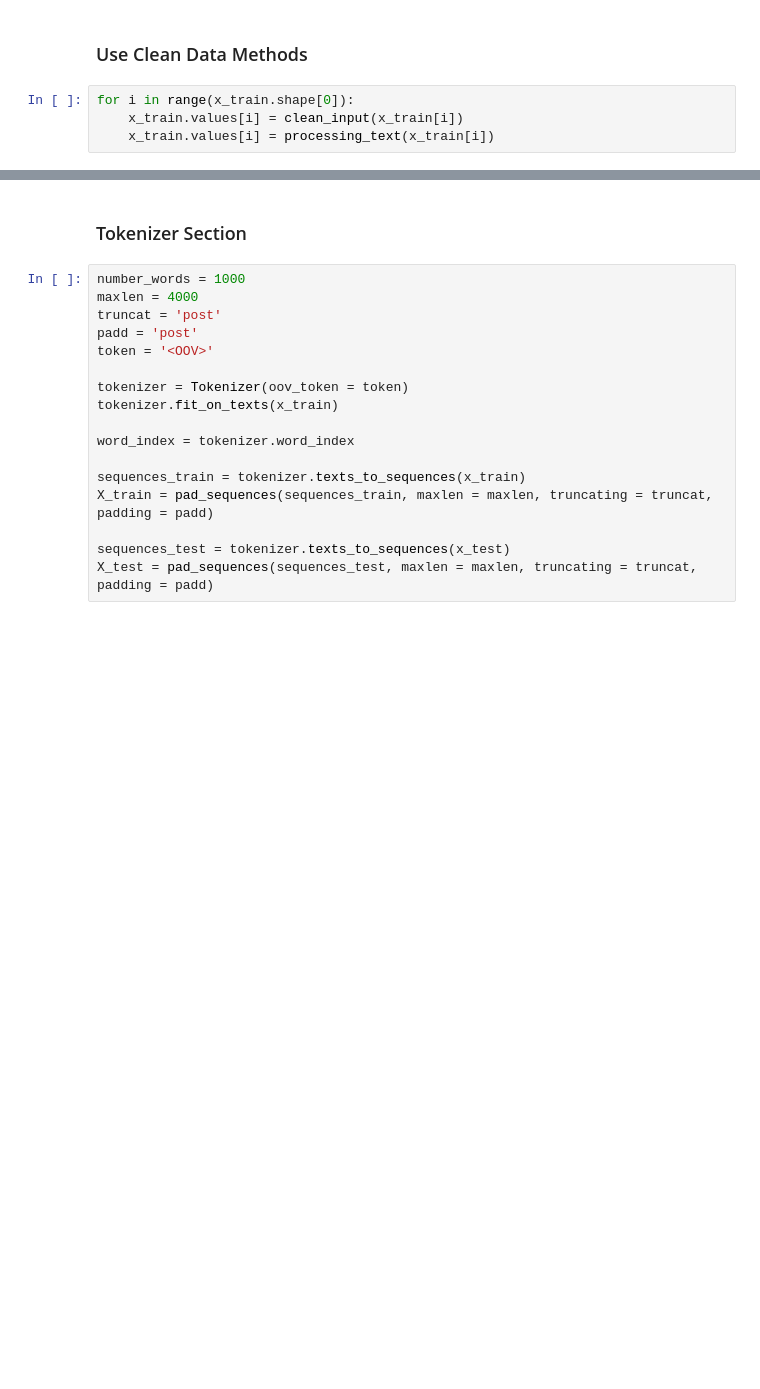
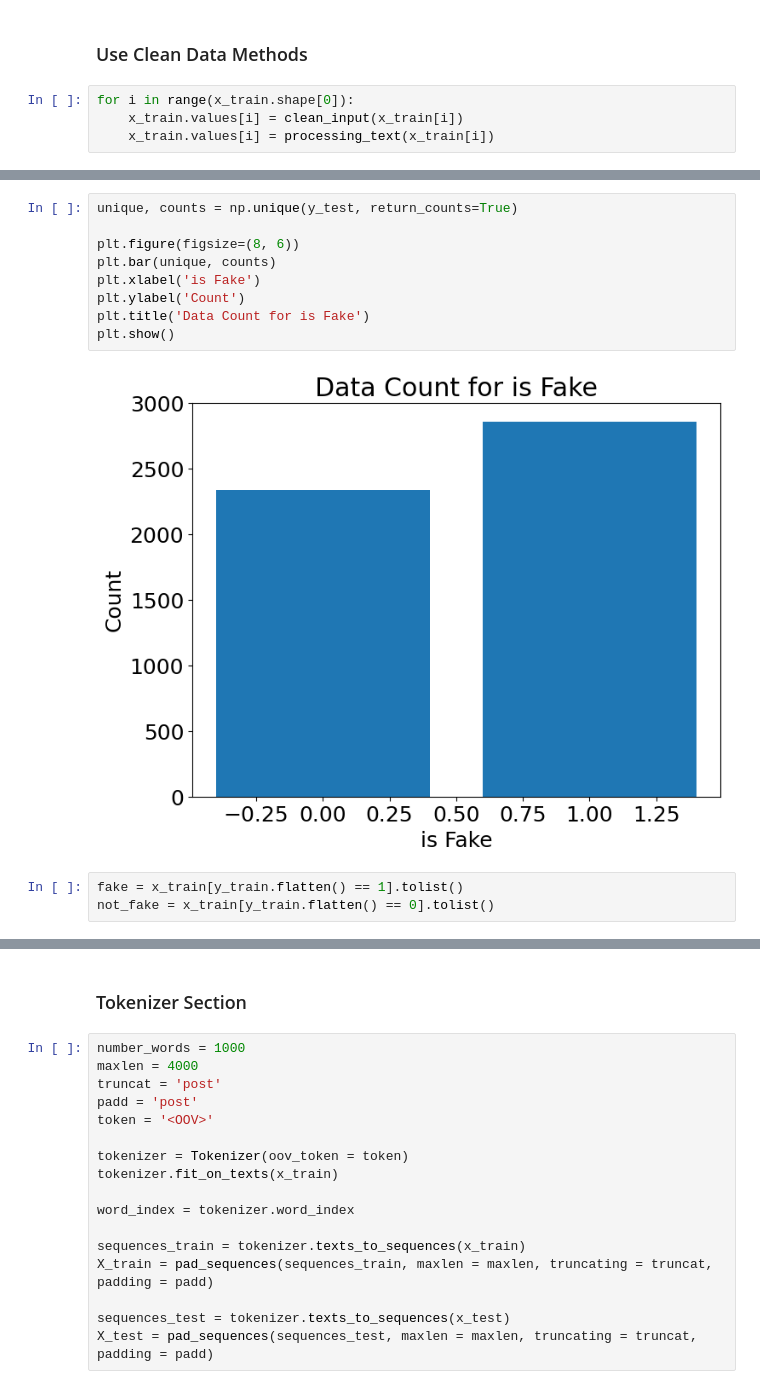
Before and after one commit to EyasWannous/Fake-NEWS-Detection-project, a Jupyter notebook: Data Preprocessing.ipynb, the cells around one changed output, grey strips where cells are left out. Saved outputs shown, nothing was run; the diff lists cells and outputs as text; blank space fills up the shorter version.

```diff
--- a/Data Preprocessing.ipynb
+++ b/Data Preprocessing.ipynb
@@ -180,0 +206,14 @@ Name: text_merge, dtype: object
+# %%
+unique, counts = np.unique(y_test, return_counts=True)
+
+plt.figure(figsize=(8, 6))
+plt.bar(unique, counts)
+plt.xlabel('is Fake')
+plt.ylabel('Count')
+plt.title('Data Count for is Fake')
+plt.show()
+# %% [output]
+[figure, added]
+# %%
+fake = x_train[y_train.flatten() == 1].tolist()
+not_fake = x_train[y_train.flatten() == 0].tolist()
```
Also changed, not shown: parts of 19 cells of this notebook.
